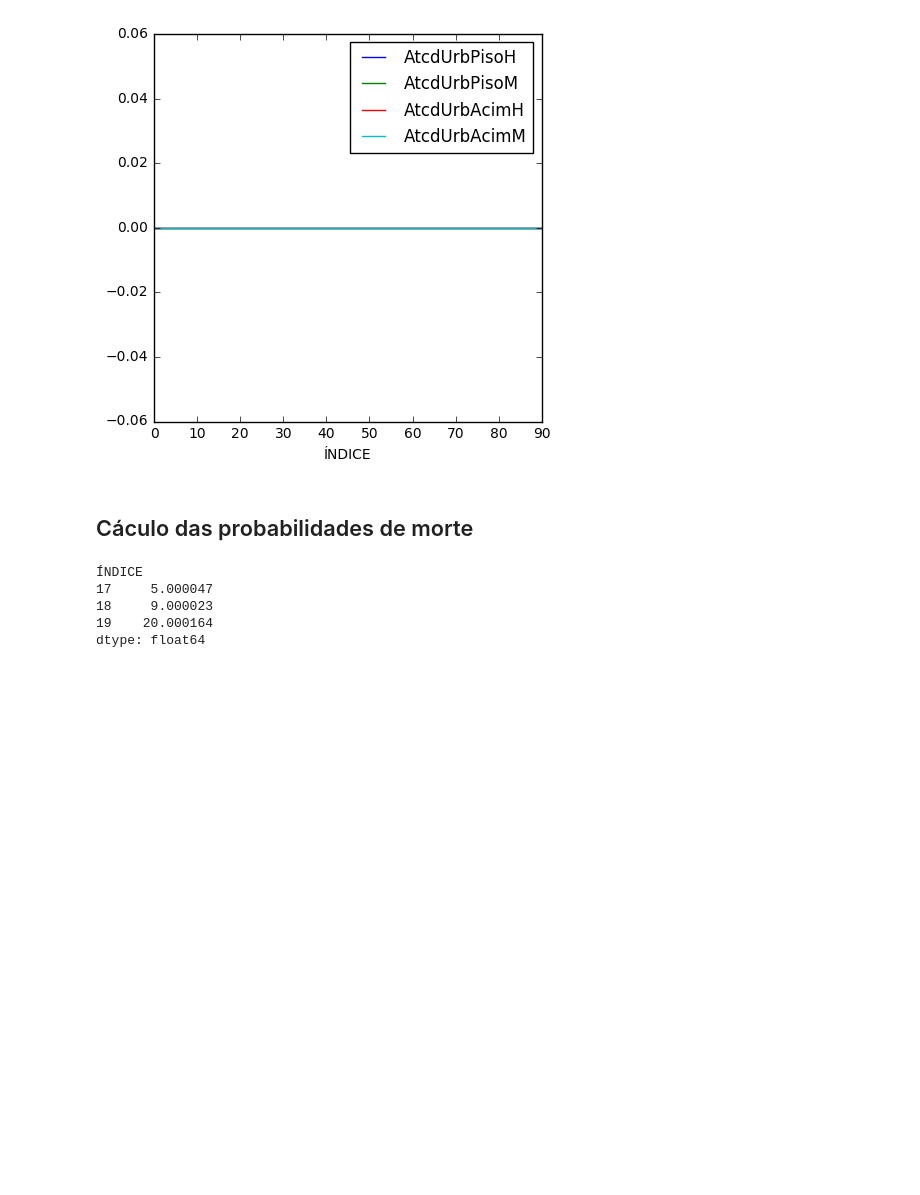
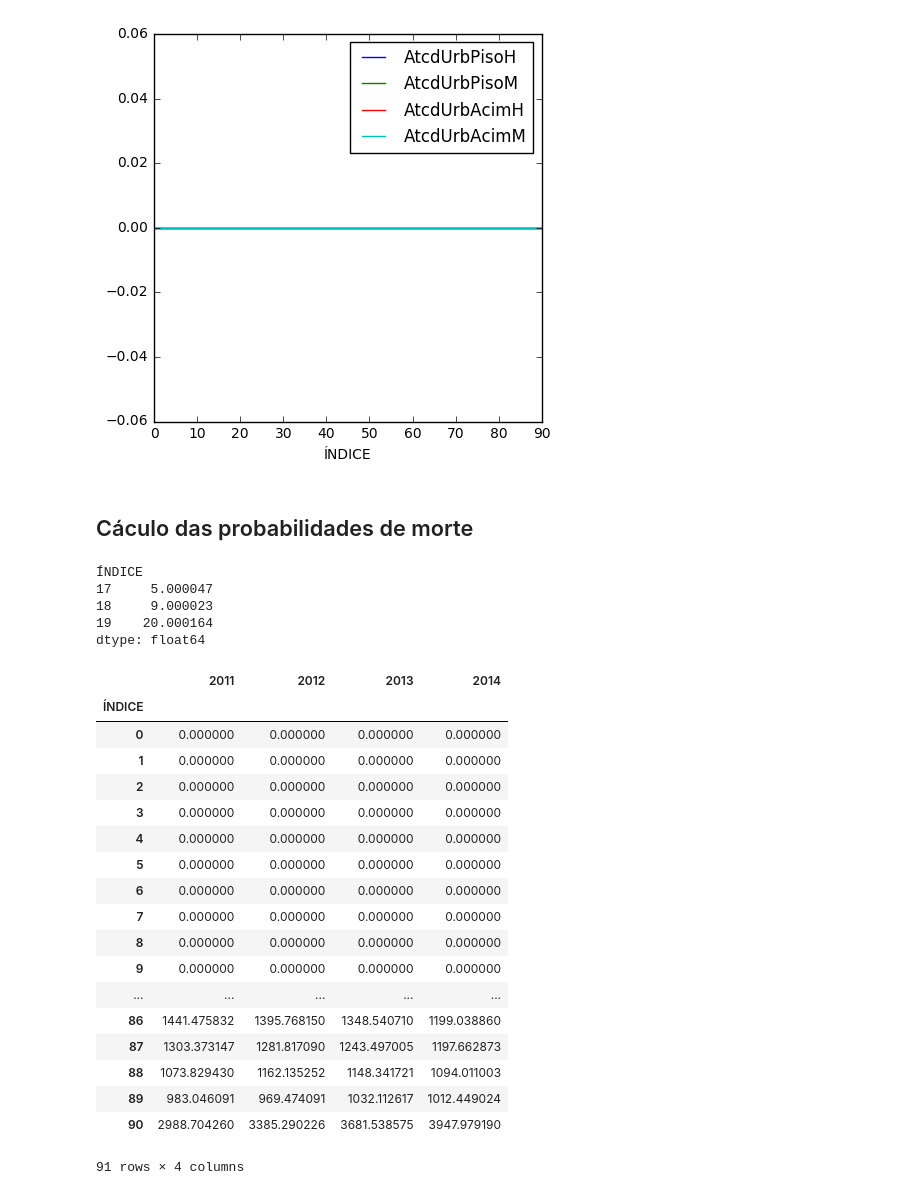
Before and after one commit to cpatrickalves/simprev, a Jupyter notebook: notebooks/calc_probabilidades.ipynb, the cells around one changed output. Saved outputs shown, nothing was run; the diff lists cells and outputs as text; code cells hidden in the pictures; blank space fills up the shorter version.

```diff
--- a/notebooks/calc_probabilidades.ipynb
+++ b/notebooks/calc_probabilidades.ipynb
@@ -299,0 +297,22 @@ if (estoques['ApiUrbPisoM'] == 0.0).all().all():
+# %%
+estoques['AinvRurM']
+# %% [output]
+|  | 2011 | 2012 | 2013 | 2014 |
+| ÍNDICE |  |  |  |  |
+| 0 | 0.000000 | 0.000000 | 0.000000 | 0.000000 |
+| 1 | 0.000000 | 0.000000 | 0.000000 | 0.000000 |
+| 2 | 0.000000 | 0.000000 | 0.000000 | 0.000000 |
+| 3 | 0.000000 | 0.000000 | 0.000000 | 0.000000 |
+| 4 | 0.000000 | 0.000000 | 0.000000 | 0.000000 |
+| 5 | 0.000000 | 0.000000 | 0.000000 | 0.000000 |
+| 6 | 0.000000 | 0.000000 | 0.000000 | 0.000000 |
+| 7 | 0.000000 | 0.000000 | 0.000000 | 0.000000 |
+| 8 | 0.000000 | 0.000000 | 0.000000 | 0.000000 |
+| 9 | 0.000000 | 0.000000 | 0.000000 | 0.000000 |
+| ... | ... | ... | ... | ... |
+| 86 | 1441.475832 | 1395.768150 | 1348.540710 | 1199.038860 |
+| 87 | 1303.373147 | 1281.817090 | 1243.497005 | 1197.662873 |
+| 88 | 1073.829430 | 1162.135252 | 1148.341721 | 1094.011003 |
+| 89 | 983.046091 | 969.474091 | 1032.112617 | 1012.449024 |
+| 90 | 2988.704260 | 3385.290226 | 3681.538575 | 3947.979190 |
+91 rows × 4 columns
```
Also changed, not shown: parts of 2 cells of this notebook, 10 other files.
